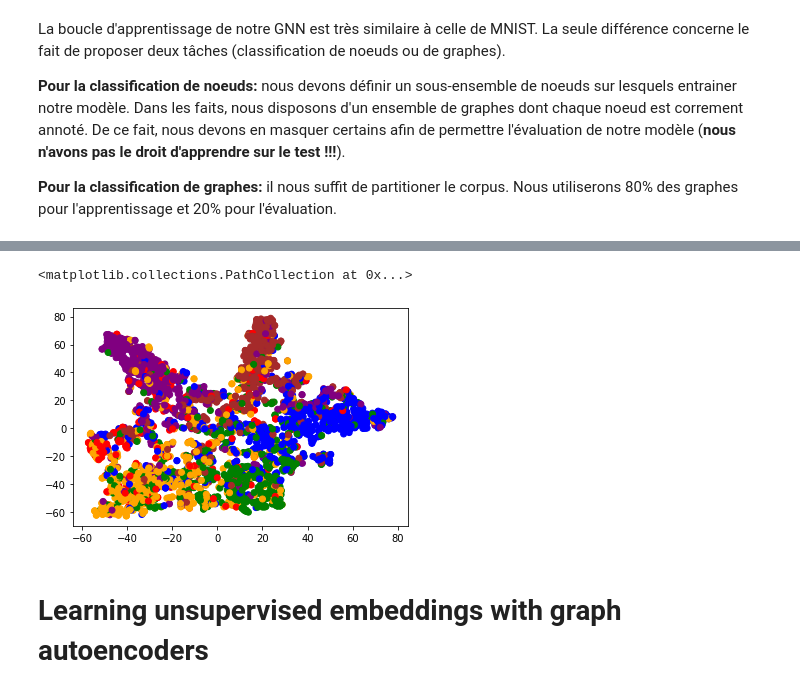
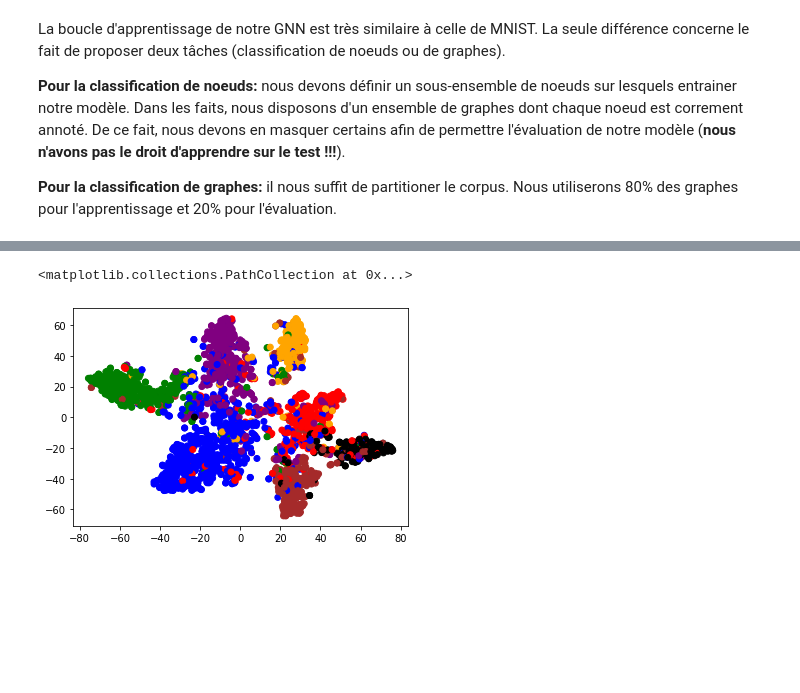
Before and after one commit to TParcollet/Tutoriel-Graph-Neural-Networks, a Jupyter notebook: Graph_Neural_Networks.ipynb, the cells around one changed output, grey strips where cells are left out. Cells and saved outputs as stored; diff of their text form; code cells hidden in the pictures; blank space fills up the shorter version.

```diff
--- a/Graph_Neural_Networks.ipynb
+++ b/Graph_Neural_Networks.ipynb
@@ -253,9 +260,6 @@ class GNN(nn.Module):
         self.task = task
         self.convs = nn.ModuleList()
         self.convs.append(self.build_conv_model(input_dim, hidden_dim))
-        self.lns = nn.ModuleList()
-        self.lns.append(nn.LayerNorm(hidden_dim))
-        self.lns.append(nn.LayerNorm(hidden_dim))
 
         # Notre profondeur est de 2 (i.e 2 sauts dans le voisinage)
         for l in range(2):
@@ -284,15 +288,13 @@ class GNN(nn.Module):
     def forward(self, data):
         x, edge_index, batch = data.x, data.edge_index, data.batch
         if data.num_node_features == 0:
-          x = torch.ones(data.num_nodes, 1)
+            x = torch.ones(data.num_nodes, 1)
 
         for i in range(self.num_layers):
             x = self.convs[i](x, edge_index)
             emb = x
             x = F.relu(x)
             x = F.dropout(x, p=self.dropout, training=self.training)
-            if not i == self.num_layers - 1:
-                x = self.lns[i](x)
 
         if self.task == 'graph':
             x = pyg_nn.global_mean_pool(x, batch)
@@ -375,8 +379,8 @@ def train(dataset, task, writer):
         test_loader = loader = DataLoader(dataset, batch_size=64, shuffle=True)
 
     # Construction du modèle.
-    model = GNNStack(max(dataset.num_node_features, 1), 32, dataset.num_classes, task=task)
-    opt = optim.Adam(model.parameters(), lr=0.01)
+    model = GNN(max(dataset.num_node_features, 1), 32, dataset.num_classes, task=task)
+    opt = optim.Adam(model.parameters(), lr=0.001)
 
     # Apprentissage
     for epoch in range(200):
@@ -499,19 +519,17 @@ One great quality about graph neural networks is that, like other deep methods,
 # %%
-color_list = ["red", "orange", "green", "blue", "purple", "brown"]
+color_list = ["red", "orange", "green", "blue", "purple", "brown", "black"]
 
-loader = DataLoader(dataset, batch_size=64, shuffle=True)
+loader_here = DataLoader(dataset, batch_size=64, shuffle=True)
 embs = []
 colors = []
-for batch in loader:
+for batch in loader_here:
     emb, pred = model(batch)
     embs.append(emb)
     colors += [color_list[y] for y in batch.y]
 embs = torch.cat(embs, dim=0)
 
 xs, ys = zip(*TSNE().fit_transform(embs.detach().numpy()))
 plt.scatter(xs, ys, color=colors)
 # %% [output]
 <matplotlib.collections.PathCollection at 0x...>
-[figure, old version]
+[figure, new version]
-# %% [markdown]
-# Learning unsupervised embeddings with graph autoencoders
```
Also changed, not shown: parts of 33 cells of this notebook, 2 other files.
